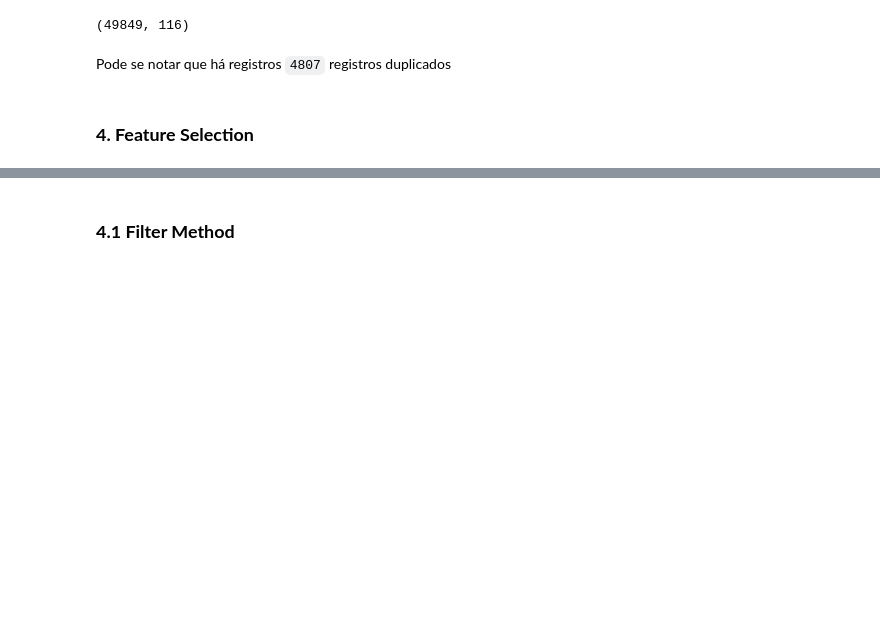
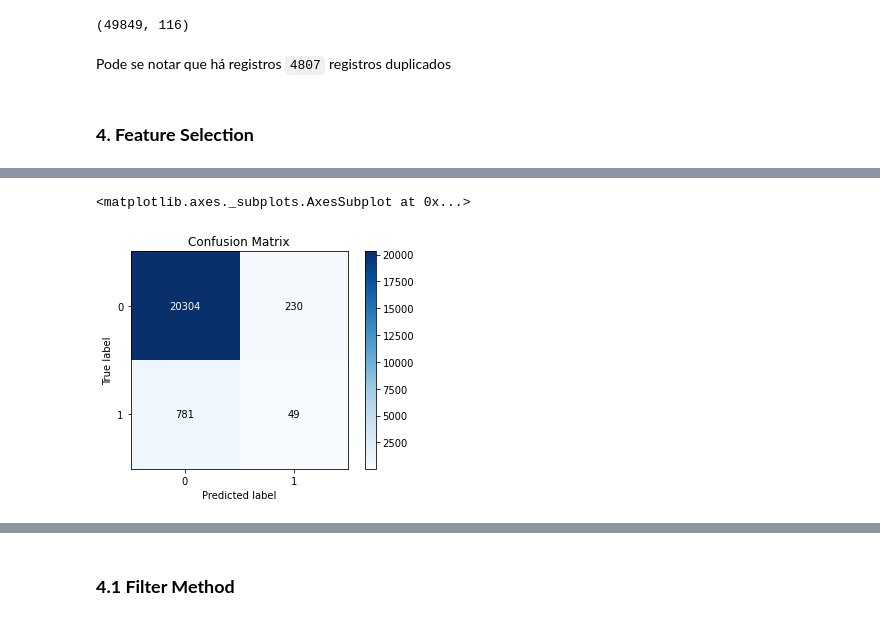
Before and after one commit to GabrielFonsecaNunes/data_master_santander-customer_satisfaction, a Jupyter notebook: Santander_Customer_Satisfaction_Case.ipynb, the cells around one changed output, grey strips where cells are left out. Cells and saved outputs as stored; diff of their text form; code cells hidden in the pictures; blank space fills up the shorter version.

```diff
--- a/Santander_Customer_Satisfaction_Case.ipynb
+++ b/Santander_Customer_Satisfaction_Case.ipynb
@@ -610,0 +764,5 @@ Pode se notar que há registros `4807` registros duplicados
+# %%
+skplot.metrics.plot_confusion_matrix(y_true = y_test, y_pred = y_pred)
+# %% [output]
+<matplotlib.axes._subplots.AxesSubplot at 0x...>
+[figure, added]
```
Also changed, not shown: parts of 38 cells of this notebook.
